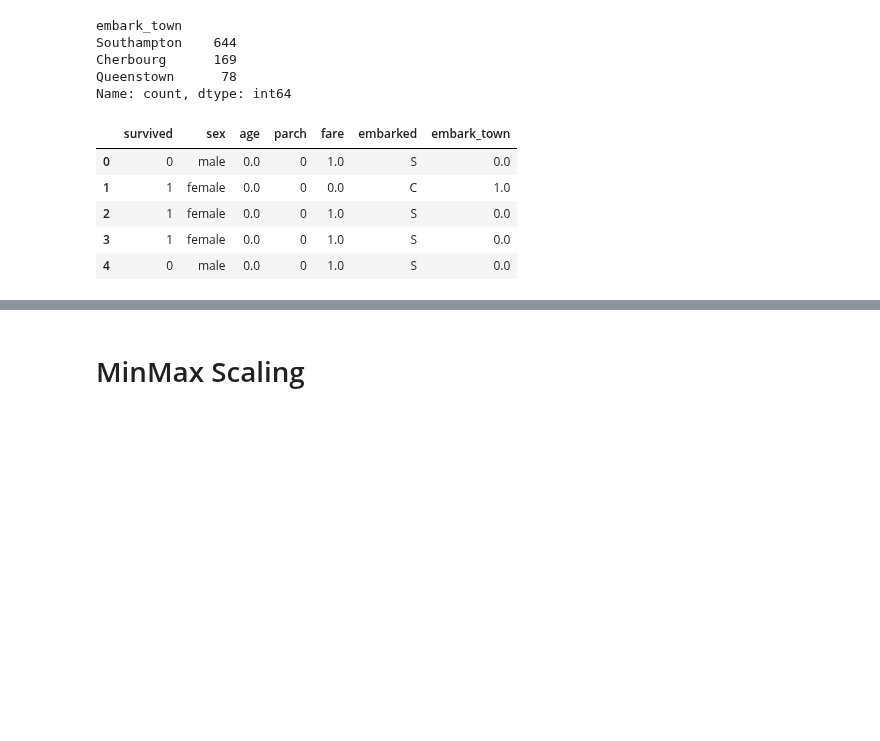
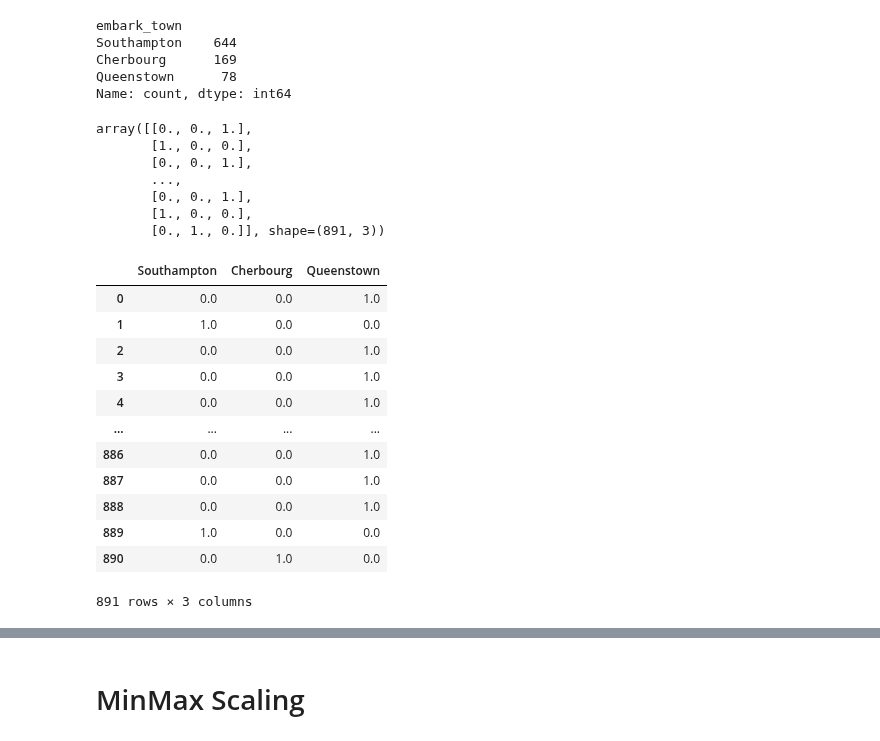
Before and after one commit to durjoybanik01/Assignments, a Jupyter notebook: assignment.ipynb, the cells around one changed output, grey strips where cells are left out. Cells and saved outputs as stored; diff of their text form; code cells hidden in the pictures; blank space fills up the shorter version.

```diff
--- a/assignment.ipynb
+++ b/assignment.ipynb
@@ -260,12 +269,30 @@ ohe = OneHotEncoder(sparse_output= False,feature_name_combiner="concat")
 # %%
 onencode = ohe.fit(df5[["embark_town"]])
 # %%
-df5["embark_town"] = onencode.transform(df5[["embark_town"]]) # fit and transform all the categorical values into one hot encoder value?
-df5.head()
+data = onencode.transform(df5[["embark_town"]]) # transform all the categorical values into one hot encoder value
+data
 # %% [output]
-|  | survived | sex | age | parch | fare | embarked | embark_town |
-| 0 | 0 | male | 0.0 | 0 | 1.0 | S | 0.0 |
-| 1 | 1 | female | 0.0 | 0 | 0.0 | C | 1.0 |
-| 2 | 1 | female | 0.0 | 0 | 1.0 | S | 0.0 |
-| 3 | 1 | female | 0.0 | 0 | 1.0 | S | 0.0 |
-| 4 | 0 | male | 0.0 | 0 | 1.0 | S | 0.0 |
+array([[0., 0., 1.],
+       [1., 0., 0.],
+       [0., 0., 1.],
+       ...,
+       [0., 0., 1.],
+       [1., 0., 0.],
+       [0., 1., 0.]], shape=(891, 3))
+# %%
+new = pd.DataFrame(data,columns=df5["embark_town"].unique())
+new
+# %% [output]
+|  | Southampton | Cherbourg | Queenstown |
+| 0 | 0.0 | 0.0 | 1.0 |
+| 1 | 1.0 | 0.0 | 0.0 |
+| 2 | 0.0 | 0.0 | 1.0 |
+| 3 | 0.0 | 0.0 | 1.0 |
+| 4 | 0.0 | 0.0 | 1.0 |
+| ... | ... | ... | ... |
+| 886 | 0.0 | 0.0 | 1.0 |
+| 887 | 0.0 | 0.0 | 1.0 |
+| 888 | 0.0 | 0.0 | 1.0 |
+| 889 | 1.0 | 0.0 | 0.0 |
+| 890 | 0.0 | 1.0 | 0.0 |
+891 rows × 3 columns
```
Also changed, not shown: parts of 4 cells of this notebook.
